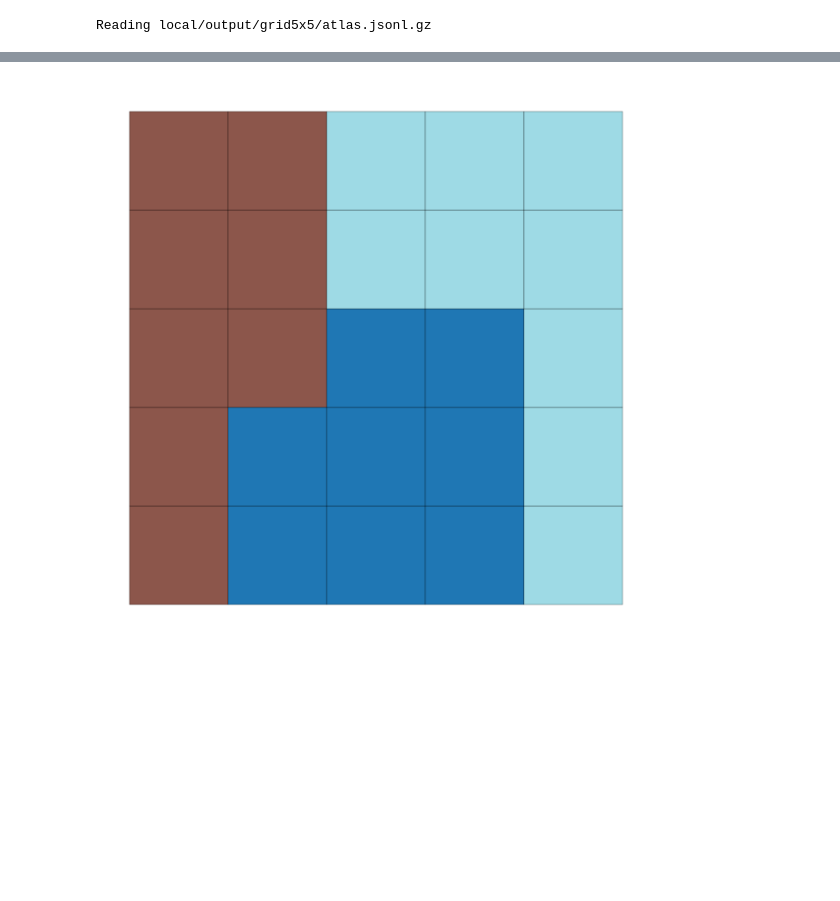
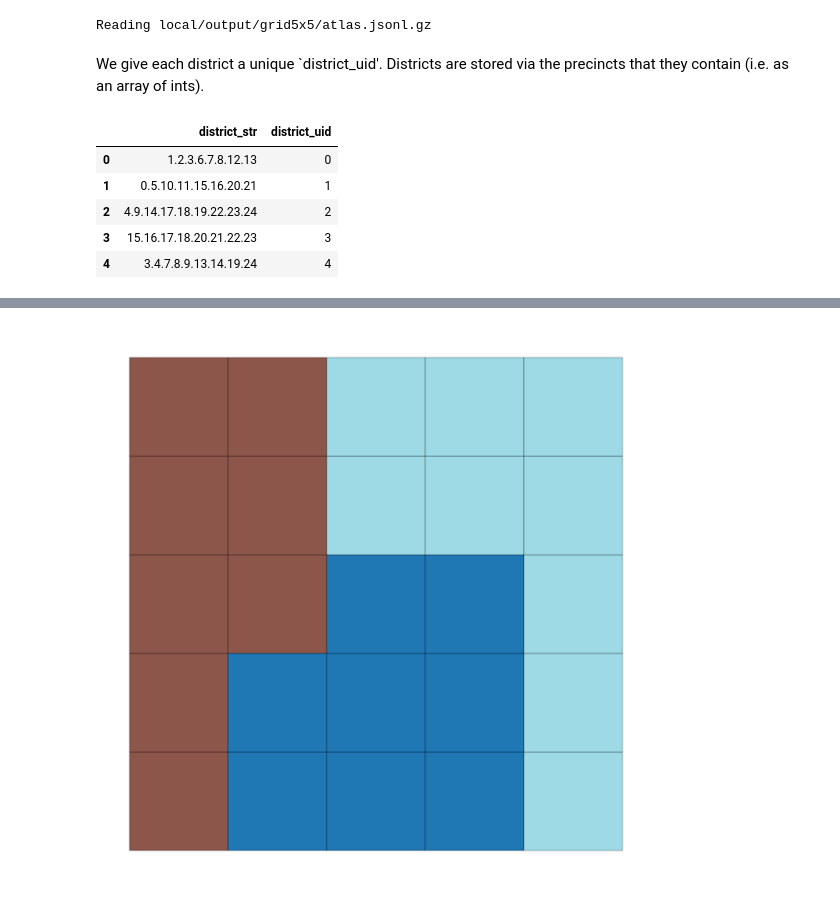
Before and after one commit to zijian-w/gmstrat, a Jupyter notebook: demo.ipynb, the cells around one changed output, grey strips where cells are left out. Saved outputs shown, nothing was run; the diff lists cells and outputs as text; code cells hidden in the pictures; blank space fills up the shorter version.

```diff
--- a/demo.ipynb
+++ b/demo.ipynb
@@ -62,3 +44,14 @@ sp.process_samples([SAMPLE_FN], max_length=1000, min_step=100)
 sp.load_processed()
 # %% [output]
 Reading local/output/grid5x5/atlas.jsonl.gz
+# %% [markdown]
+We give each district a unique `district_uid'. Districts are stored via the precincts that they contain (i.e. as an array of ints).
+# %%
+sp.df_districts.head()
+# %% [output]
+|  | district_str | district_uid |
+| 0 | 1.2.3.6.7.8.12.13 | 0 |
+| 1 | 0.5.10.11.15.16.20.21 | 1 |
+| 2 | 4.9.14.17.18.19.22.23.24 | 2 |
+| 3 | 15.16.17.18.20.21.22.23 | 3 |
+| 4 | 3.4.7.8.9.13.14.19.24 | 4 |
```
Also changed, not shown: parts of 13 cells of this notebook.
